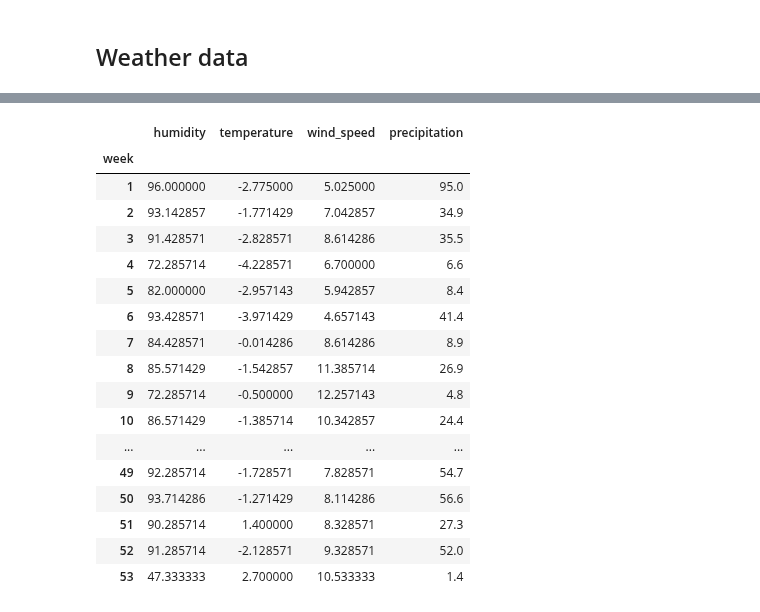
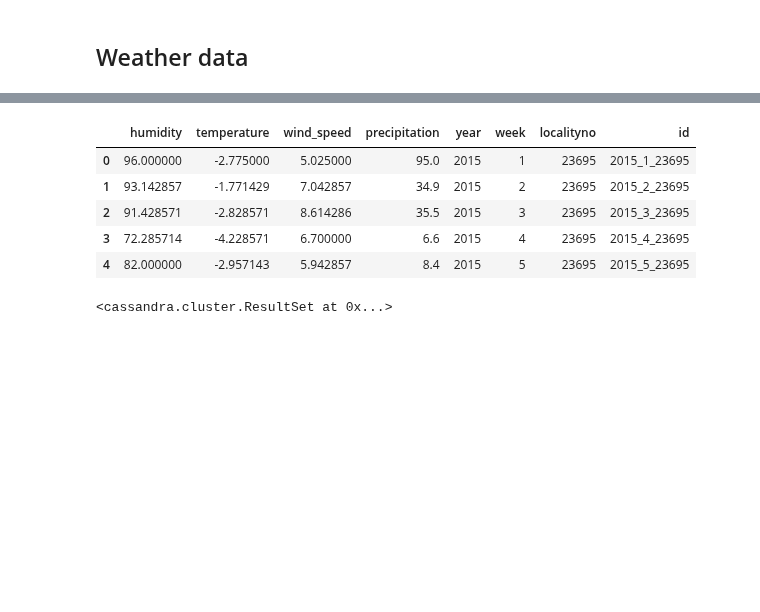
Before and after one commit to erlendrisvik/Compulsories, a Jupyter notebook: CA4/CA4/data_handler_nbook.ipynb, the cells around one changed output, grey strips where cells are left out. Saved outputs shown, nothing was run; the diff lists cells and outputs as text; code cells hidden in the pictures; blank space fills up the shorter version.

Commit message:
finish majority fetch weather data

```diff
--- a/CA4/CA4/data_handler_nbook.ipynb
+++ b/CA4/CA4/data_handler_nbook.ipynb
@@ -528,6 +536,7 @@ def get_daily_data(df, localityno, year):
 
         # add the distance as a column
         df3['distance'] = distances[idx]
+        df3['localityno'] = localityno
         return df3
 
 weather_data = get_daily_data(df = fish_data, localityno = 23695, year = 2015)
@@ -616,44 +551,70 @@ weather_data.head()
 # %%
 def convert_to_weekly_data(weather_data):
     weather_data['date'] = pd.to_datetime(weather_data['date'])
     weather_data['week'] = weather_data['date'].dt.isocalendar().week
+    weather_data['year'] = weather_data['date'].dt.isocalendar().year
 
     # create the weekly_weather_data_mean DataFrame where we aggregate by weekly means
     weekly_weather_data_mean = pd.DataFrame()
     weekly_weather_data_mean['week'] = weather_data['week']
     weekly_weather_data_mean['humidity'] = weather_data['humidity']
     weekly_weather_data_mean['temperature'] = weather_data['temperature']
     weekly_weather_data_mean['wind_speed'] = weather_data['wind_speed']
     weekly_weather_data_mean = weekly_weather_data_mean.groupby('week').mean()
 
     # same for precipitation, but we use weekly sum
     weekly_weather_data_sum = pd.DataFrame()
     weekly_weather_data_sum['week'] = weather_data['week']
     weekly_weather_data_sum['precipitation'] = weather_data['precipitation']
     weekly_weather_data_sum = weekly_weather_data_sum.groupby('week').sum()
 
     # merging the two dataframes
     weekly_weather_data = pd.merge(weekly_weather_data_mean, weekly_weather_data_sum, left_index=True, right_index=True)
+
+    # add the year, week and localityno columns
+    weekly_weather_data['year'] = weather_data['year'][0]
+    weekly_weather_data['week'] = weekly_weather_data.index
+    weekly_weather_data['localityno'] = weather_data['localityno'][0]
+    weekly_weather_data = weekly_weather_data.reset_index(drop=True)
+
+    # create a id column that is the concatenation of year_week_localityno
+    weekly_weather_data['id'] = weekly_weather_data['year'].astype(str) + '_' + weekly_weather_data['week'].astype(str) + '_' + weekly_weather_data['localityno'].astype(str)
+
     return weekly_weather_data
 
 weekly_weather_data = convert_to_weekly_data(weather_data)
-weekly_weather_data
+weekly_weather_data.head()
 # %% [output]
-|  | humidity | temperature | wind_speed | precipitation |
-| week |  |  |  |  |
-| 1 | 96.000000 | -2.775000 | 5.025000 | 95.0 |
-| 2 | 93.142857 | -1.771429 | 7.042857 | 34.9 |
-| 3 | 91.428571 | -2.828571 | 8.614286 | 35.5 |
-| 4 | 72.285714 | -4.228571 | 6.700000 | 6.6 |
-| 5 | 82.000000 | -2.957143 | 5.942857 | 8.4 |
-| 6 | 93.428571 | -3.971429 | 4.657143 | 41.4 |
-| 7 | 84.428571 | -0.014286 | 8.614286 | 8.9 |
-| 8 | 85.571429 | -1.542857 | 11.385714 | 26.9 |
-| 9 | 72.285714 | -0.500000 | 12.257143 | 4.8 |
-| 10 | 86.571429 | -1.385714 | 10.342857 | 24.4 |
-| ... | ... | ... | ... | ... |
-| 49 | 92.285714 | -1.728571 | 7.828571 | 54.7 |
-| 50 | 93.714286 | -1.271429 | 8.114286 | 56.6 |
-| 51 | 90.285714 | 1.400000 | 8.328571 | 27.3 |
-| 52 | 91.285714 | -2.128571 | 9.328571 | 52.0 |
-| 53 | 47.333333 | 2.700000 | 10.533333 | 1.4 |
+|  | humidity | temperature | wind_speed | precipitation | year | week | localityno | id |
+| 0 | 96.000000 | -2.775000 | 5.025000 | 95.0 | 2015 | 1 | 23695 | 2015_1_23695 |
+| 1 | 93.142857 | -1.771429 | 7.042857 | 34.9 | 2015 | 2 | 23695 | 2015_2_23695 |
+| 2 | 91.428571 | -2.828571 | 8.614286 | 35.5 | 2015 | 3 | 23695 | 2015_3_23695 |
+| 3 | 72.285714 | -4.228571 | 6.700000 | 6.6 | 2015 | 4 | 23695 | 2015_4_23695 |
+| 4 | 82.000000 | -2.957143 | 5.942857 | 8.4 | 2015 | 5 | 23695 | 2015_5_23695 |
+# %%
+# setup cassandra table
+
+weekly_weather_spark = convert_to_spark(weekly_weather_data)
+
+cassandra_types = {
+    'temperature': 'float',
+    'humidity': 'float',
+    'wind_speed': 'float',
+    'precipitation': 'float',
+    'year': 'int',
+    'week': 'int',
+    'localityno': 'int'
+}
+
+table_name = "weekly_weather_data"
+cql_create_table = f"""
+    CREATE TABLE IF NOT EXISTS {table_name} (
+        id text PRIMARY KEY,
+        {', '.join([f"{i} {cassandra_types[i]}" for i in weekly_weather_spark.columns if i != "id"])}
+    );
+""".replace("\n", " ")
+
+session.execute(f"DROP TABLE IF EXISTS compulsory.{table_name};")
+session.execute(cql_create_table)
+# %% [output]
+<cassandra.cluster.ResultSet at 0x...>
```
Also changed, not shown: parts of 7 cells of this notebook.
